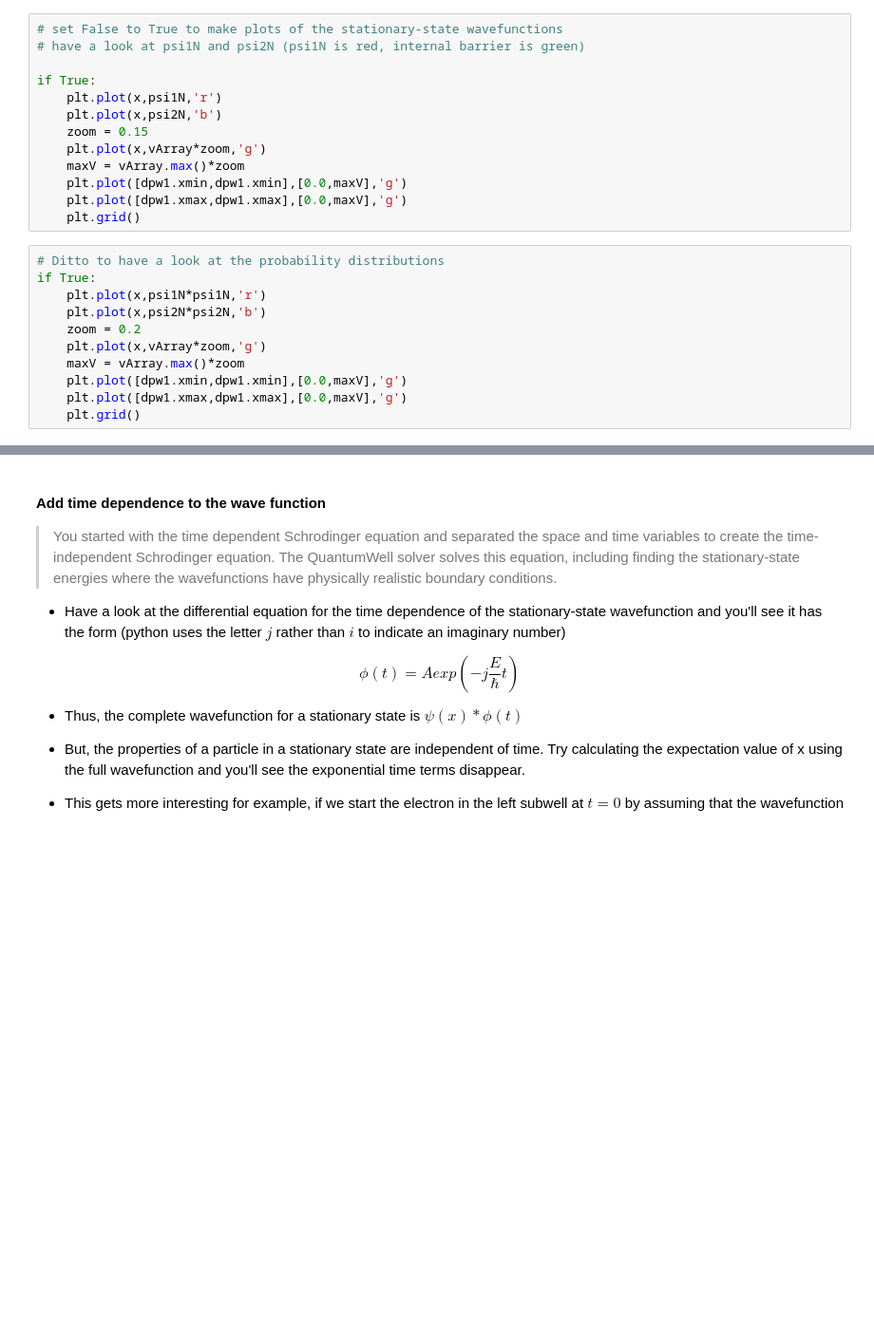
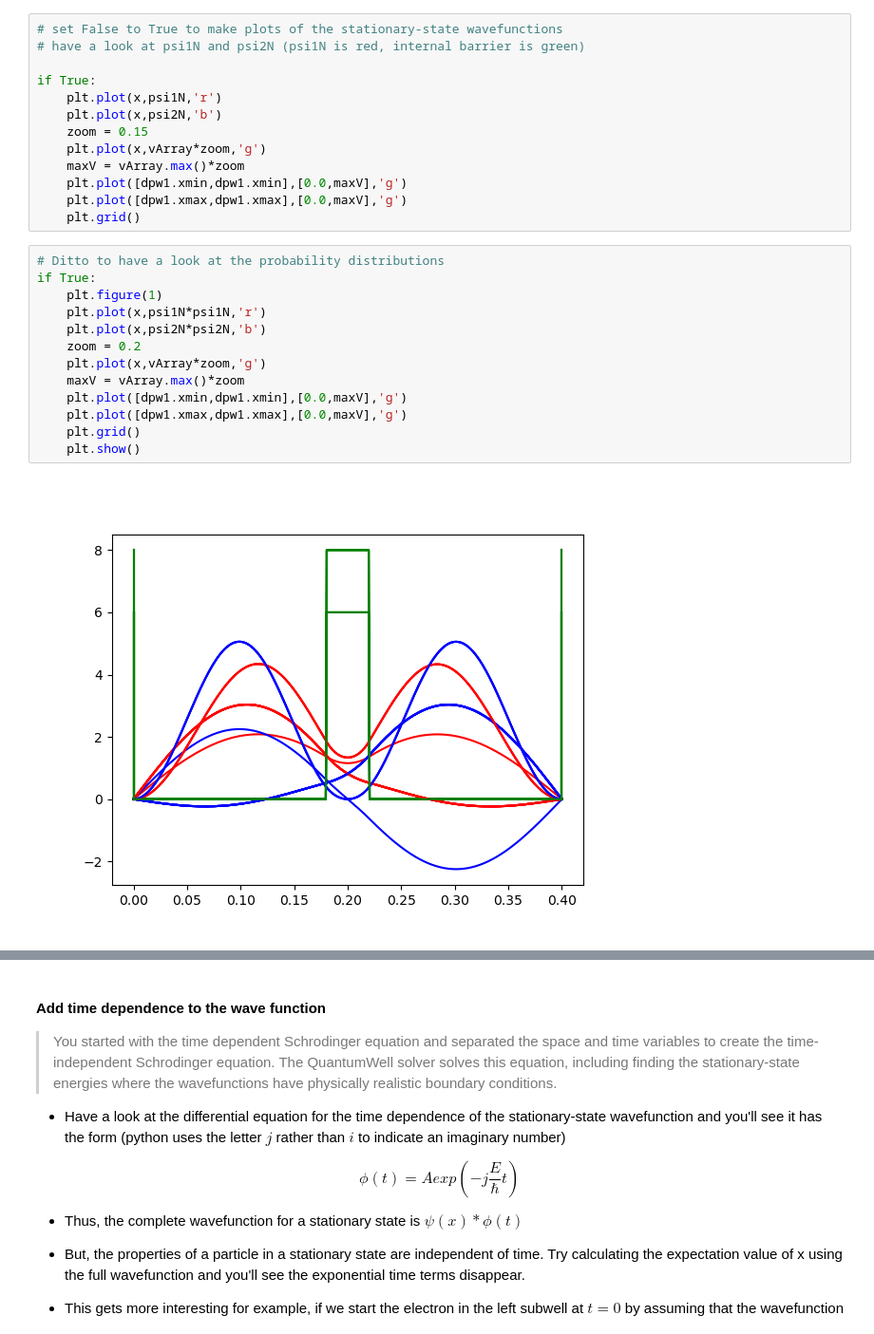
Before and after one commit to dukecld/QuantumWell, a Jupyter notebook: Tutorials/tutorial4_composite.ipynb, the cells around one changed output, grey strips where cells are left out. Shown: that part at 95% size. Saved outputs shown, nothing was run; the diff lists cells and outputs as text; blank space fills up the shorter version.

```diff
--- a/Tutorials/tutorial4_composite.ipynb
+++ b/Tutorials/tutorial4_composite.ipynb
@@ -109,14 +123,18 @@ if True:
 # %%
 # Ditto to have a look at the probability distributions
 if True:
+    plt.figure(1)
     plt.plot(x,psi1N*psi1N,'r')
     plt.plot(x,psi2N*psi2N,'b')
     zoom = 0.2
     plt.plot(x,vArray*zoom,'g')
     maxV = vArray.max()*zoom
     plt.plot([dpw1.xmin,dpw1.xmin],[0.0,maxV],'g')
     plt.plot([dpw1.xmax,dpw1.xmax],[0.0,maxV],'g')
     plt.grid()
+    plt.show()
+# %% [output]
+[figure, added]
 # %%
 # are psi1N and psi2N orthogonal
 print("sum(psi1N*psi2N)*delX ",sum(psi1N*psi2N)*delX)
```
Also changed, not shown: parts of 11 cells of this notebook, 1 other file.
